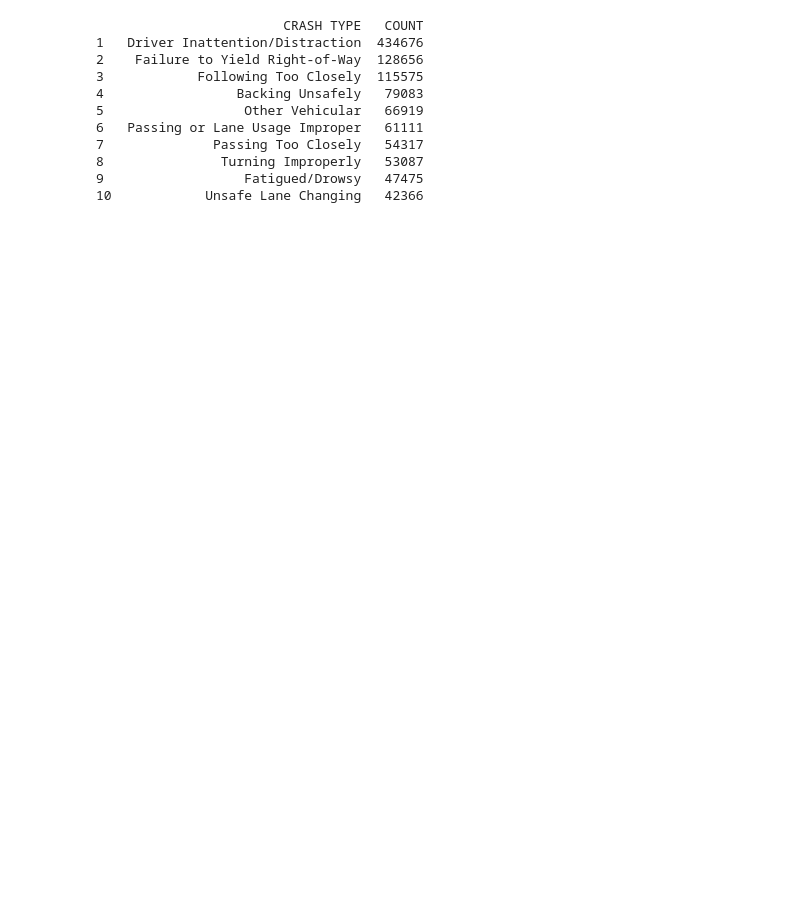
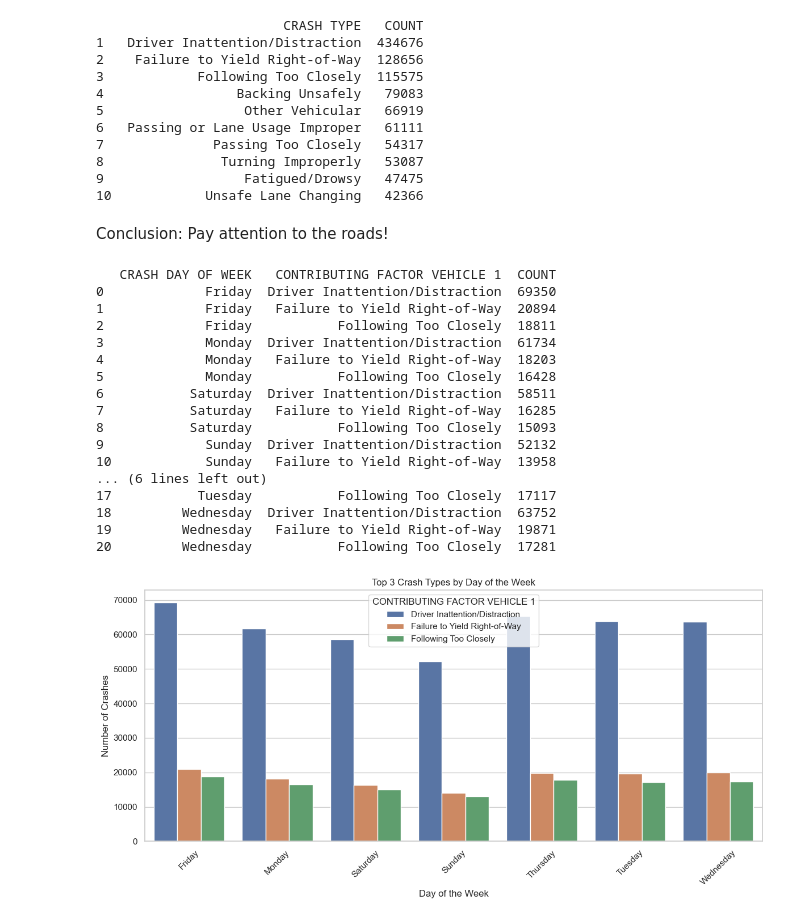
Before and after one commit to Silverasdf/ny_crashes_project, a Jupyter notebook: initial_analysis.ipynb, the cells around one changed output. Saved outputs shown, nothing was run; the diff lists cells and outputs as text; code cells hidden in the pictures; blank space fills up the shorter version.

```diff
--- a/initial_analysis.ipynb
+++ b/initial_analysis.ipynb
@@ -190,3 +250,5 @@ print(crash_types.head(10))
 8               Turning Improperly   53087
 9                  Fatigued/Drowsy   47475
 10            Unsafe Lane Changing   42366
+# %% [markdown]
+Conclusion: Pay attention to the roads!
@@ -192,0 +259,45 @@ print(crash_types.head(10))
+# %%
+# Let's get the most popular crash type by the day of the week
+# First, we need to extract the day of the week from the crash date
+
+#Remove all unspecified crash types
+
+df_crashes['CRASH DAY OF WEEK'] = df_crashes['CRASH DATE'].dt.day_name()
+# Now, let's group by day of the week and crash type
+crash_day_types = df_crashes.groupby(['CRASH DAY OF WEEK', 'CONTRIBUTING FACTOR VEHICLE 1']).size().reset_index(name='COUNT')
+# Now, let's find the 3 most popular crash types for each day of the week
+top_crash_day_types = crash_day_types.groupby('CRASH DAY OF WEEK').apply(lambda x: x.nlargest(3, 'COUNT')).reset_index(drop=True)
+# Sort by day of the week
+
+top_crash_day_types = top_crash_day_types.sort_values(by=['CRASH DAY OF WEEK', 'COUNT'], ascending=[True, False])
+# Plot the top 3 crash types for each day of the week
+import matplotlib.pyplot as plt
+import seaborn as sns
+sns.set(style="whitegrid")
+plt.figure(figsize=(12, 6))
+sns.barplot(data=top_crash_day_types, x='CRASH DAY OF WEEK', y='COUNT', hue='CONTRIBUTING FACTOR VEHICLE 1')
+plt.xticks(rotation=45)
+plt.title('Top 3 Crash Types by Day of the Week')
+plt.xlabel('Day of the Week')
+plt.ylabel('Number of Crashes')
+plt.tight_layout()
+plt.show()
+# %% [output]
+   CRASH DAY OF WEEK   CONTRIBUTING FACTOR VEHICLE 1  COUNT
+0             Friday  Driver Inattention/Distraction  69350
+1             Friday   Failure to Yield Right-of-Way  20894
+2             Friday           Following Too Closely  18811
+3             Monday  Driver Inattention/Distraction  61734
+4             Monday   Failure to Yield Right-of-Way  18203
+5             Monday           Following Too Closely  16428
+6           Saturday  Driver Inattention/Distraction  58511
+7           Saturday   Failure to Yield Right-of-Way  16285
+8           Saturday           Following Too Closely  15093
+9             Sunday  Driver Inattention/Distraction  52132
+10            Sunday   Failure to Yield Right-of-Way  13958
+... (6 lines left out)
+17           Tuesday           Following Too Closely  17117
+18         Wednesday  Driver Inattention/Distraction  63752
+19         Wednesday   Failure to Yield Right-of-Way  19871
+20         Wednesday           Following Too Closely  17281
+[figure, added]
```
Also changed, not shown: parts of 38 cells of this notebook.
